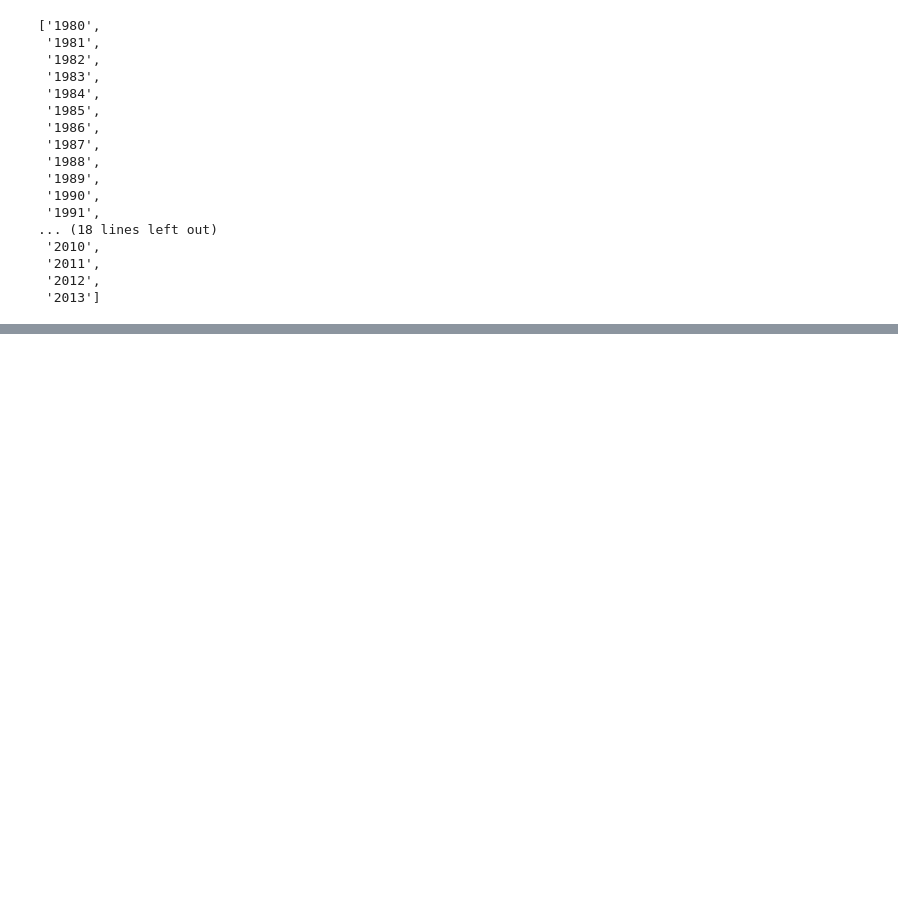
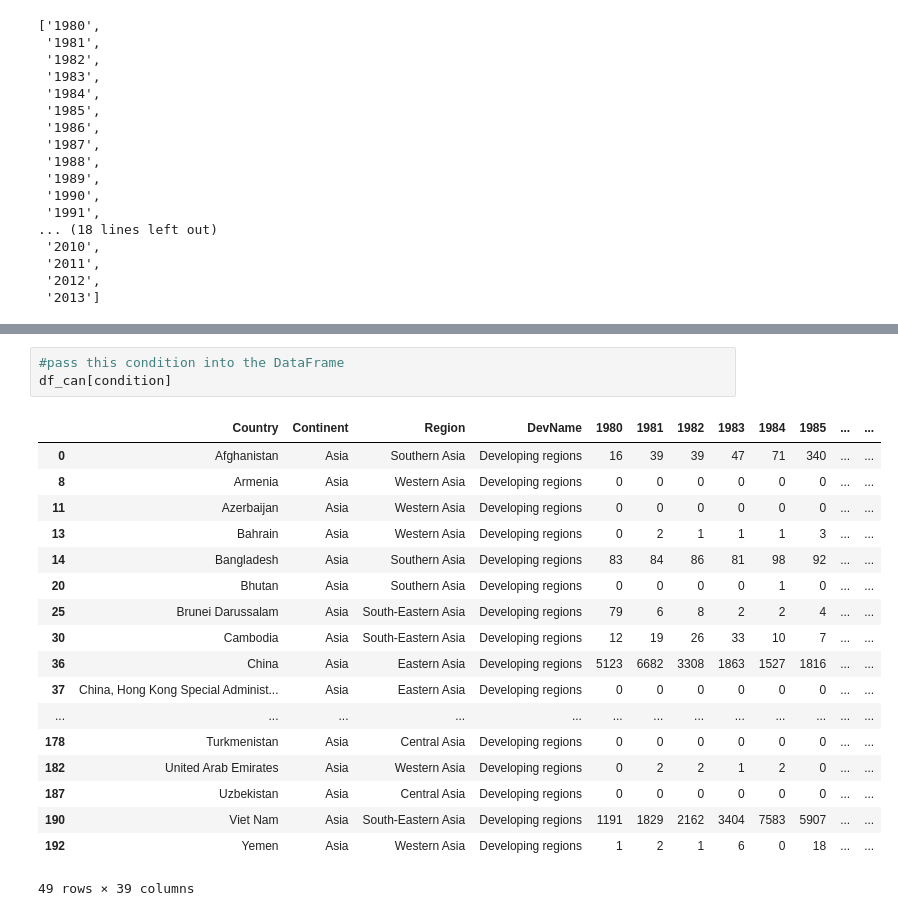
Before and after one commit to hoaint25/IBM_Data_Analyst, a Jupyter notebook: Introduction_Matplotlib_Line Plot.ipynb, the cells around one changed output, grey strips where cells are left out. Saved outputs shown, nothing was run; the diff lists cells and outputs as text; blank space fills up the shorter version.

```diff
--- a/Introduction_Matplotlib_Line Plot.ipynb
+++ b/Introduction_Matplotlib_Line Plot.ipynb
@@ -380 +330,23 @@ Zimbabwe          False
 Name: Continent, Length: 195, dtype: bool
+# %%
+#pass this condition into the DataFrame
+df_can[condition]
+# %% [output]
+|  | Country | Continent | Region | DevName | 1980 | 1981 | 1982 | 1983 | 1984 | 1985 | ... | ... |
+| 0 | Afghanistan | Asia | Southern Asia | Developing regions | 16 | 39 | 39 | 47 | 71 | 340 | ... | ... |
+| 8 | Armenia | Asia | Western Asia | Developing regions | 0 | 0 | 0 | 0 | 0 | 0 | ... | ... |
+| 11 | Azerbaijan | Asia | Western Asia | Developing regions | 0 | 0 | 0 | 0 | 0 | 0 | ... | ... |
+| 13 | Bahrain | Asia | Western Asia | Developing regions | 0 | 2 | 1 | 1 | 1 | 3 | ... | ... |
+| 14 | Bangladesh | Asia | Southern Asia | Developing regions | 83 | 84 | 86 | 81 | 98 | 92 | ... | ... |
+| 20 | Bhutan | Asia | Southern Asia | Developing regions | 0 | 0 | 0 | 0 | 1 | 0 | ... | ... |
+| 25 | Brunei Darussalam | Asia | South-Eastern Asia | Developing regions | 79 | 6 | 8 | 2 | 2 | 4 | ... | ... |
+| 30 | Cambodia | Asia | South-Eastern Asia | Developing regions | 12 | 19 | 26 | 33 | 10 | 7 | ... | ... |
+| 36 | China | Asia | Eastern Asia | Developing regions | 5123 | 6682 | 3308 | 1863 | 1527 | 1816 | ... | ... |
+| 37 | China, Hong Kong Special Administ... | Asia | Eastern Asia | Developing regions | 0 | 0 | 0 | 0 | 0 | 0 | ... | ... |
+| ... | ... | ... | ... | ... | ... | ... | ... | ... | ... | ... | ... | ... |
+| 178 | Turkmenistan | Asia | Central Asia | Developing regions | 0 | 0 | 0 | 0 | 0 | 0 | ... | ... |
+| 182 | United Arab Emirates | Asia | Western Asia | Developing regions | 0 | 2 | 2 | 1 | 2 | 0 | ... | ... |
+| 187 | Uzbekistan | Asia | Central Asia | Developing regions | 0 | 0 | 0 | 0 | 0 | 0 | ... | ... |
+| 190 | Viet Nam | Asia | South-Eastern Asia | Developing regions | 1191 | 1829 | 2162 | 3404 | 7583 | 5907 | ... | ... |
+| 192 | Yemen | Asia | Western Asia | Developing regions | 1 | 2 | 1 | 6 | 0 | 18 | ... | ... |
+49 rows × 39 columns
```
Also changed, not shown: parts of 20 cells of this notebook.
